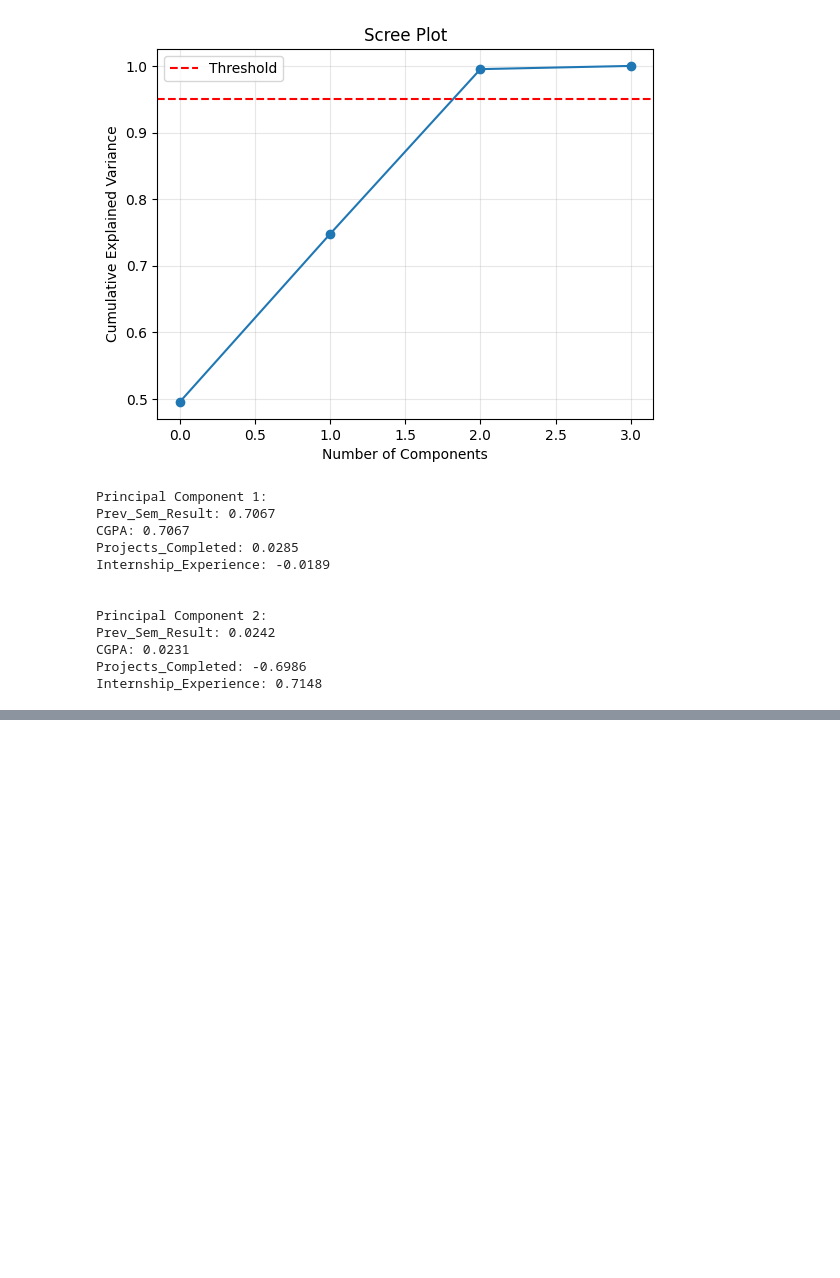
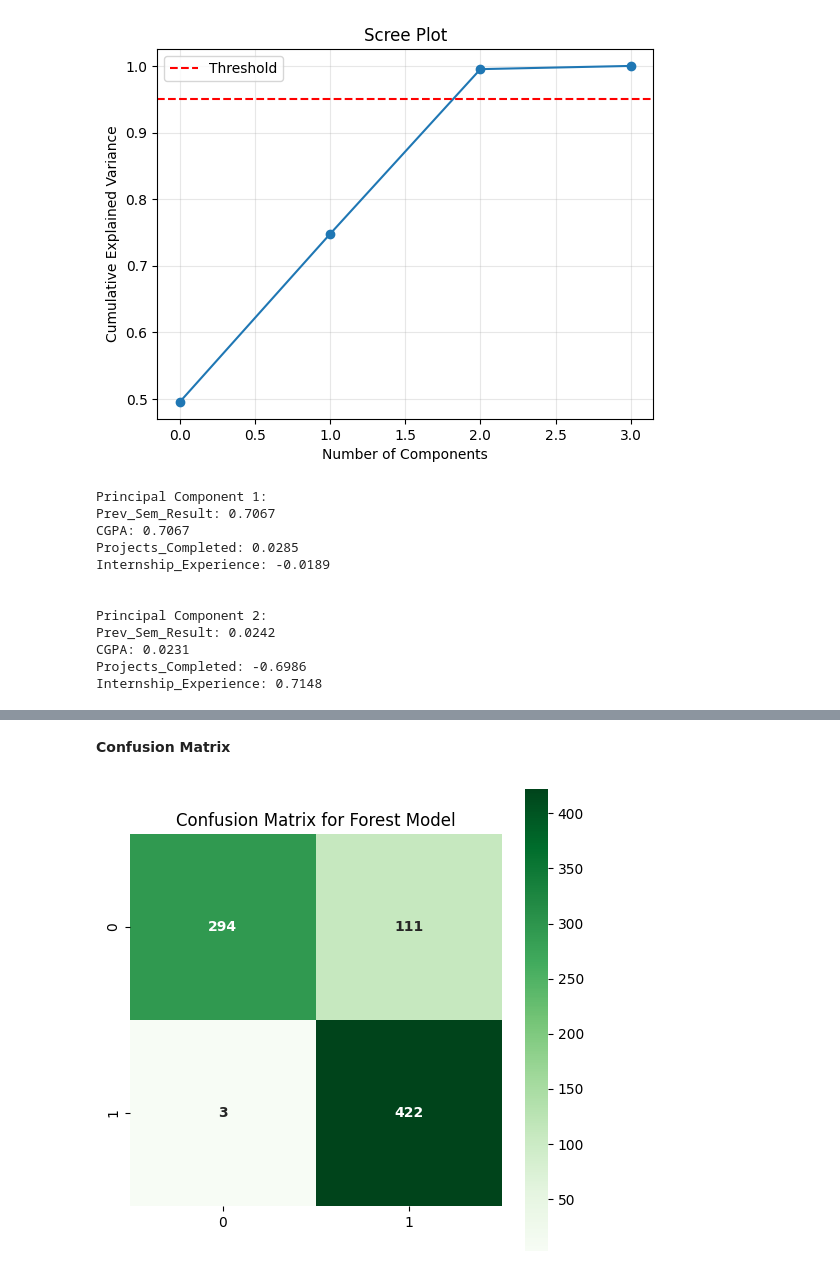
Before and after one commit to Chungj2000/DataAnalysis, a Jupyter notebook: Kaggle/College Student Placement Factors/Workbook.ipynb, the cells around one changed output, grey strips where cells are left out. Saved outputs shown, nothing was run; the diff lists cells and outputs as text; code cells hidden in the pictures; blank space fills up the shorter version.

```diff
--- a/Kaggle/College Student Placement Factors/Workbook.ipynb
+++ b/Kaggle/College Student Placement Factors/Workbook.ipynb
@@ -558,0 +634,12 @@ Considerations:
+# %% [markdown]
+**Confusion Matrix**
+# %%
+forest_confusion = confusion_matrix(y_test, y_predict)
+#print(confusion_matrix(y_test, y_predict))
+
+plt.figure(figsize=(6,6))
+sns.heatmap(forest_confusion, cmap='Greens', square=True, annot=True, annot_kws={'fontweight' : 'bold'}, fmt='g')
+plt.title('Confusion Matrix for Forest Model')
+plt.show()
+# %% [output]
+[figure, added]
```
Also changed, not shown: parts of 16 cells of this notebook.
